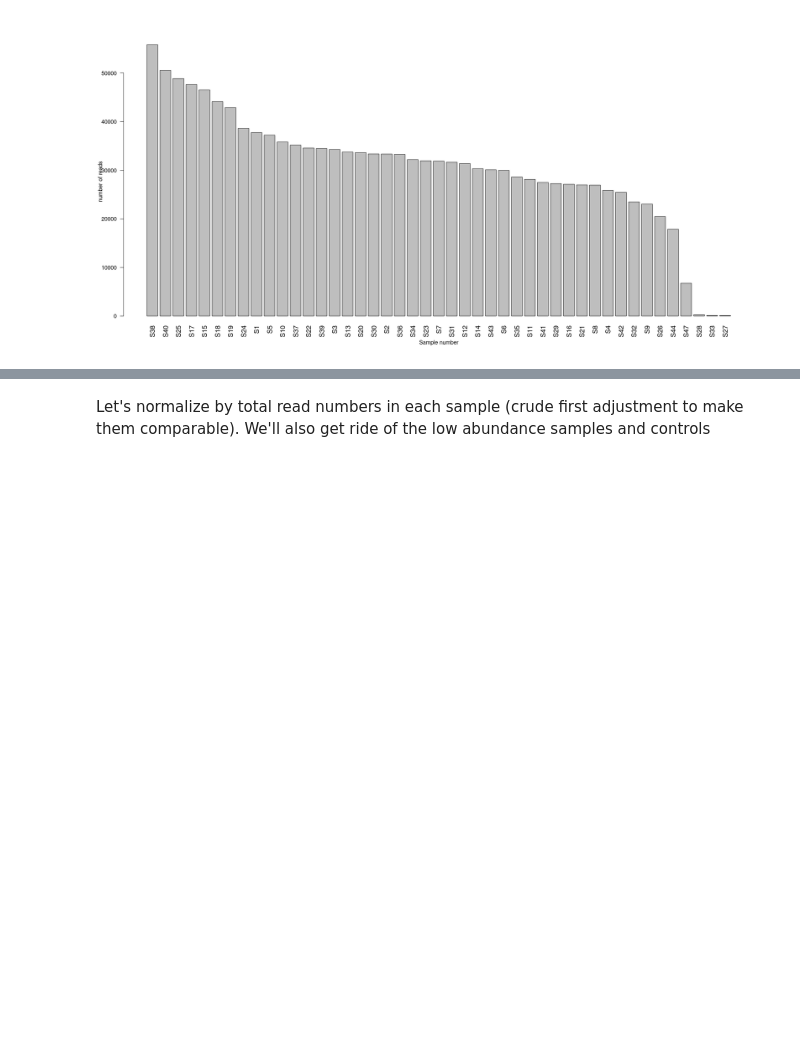
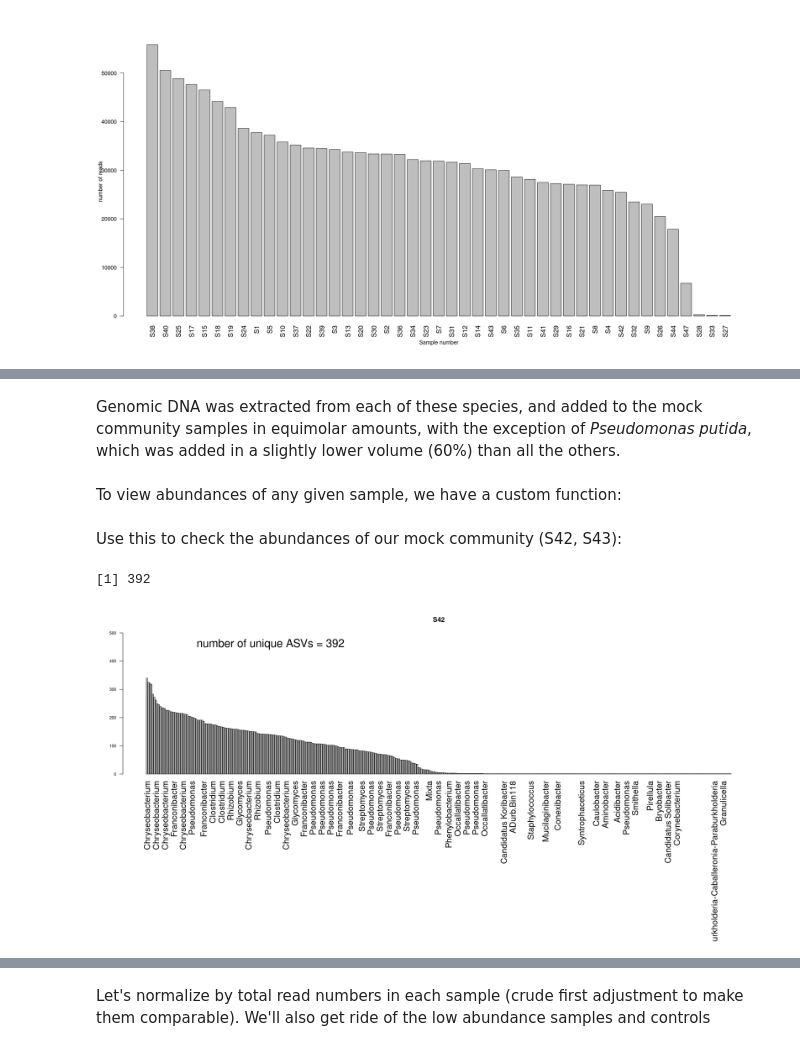
Before and after one commit to danchurch/sphagnumCUEmetabarcoding, a Jupyter notebook: sequenceAnalysis/firstLookPeat16s.ipynb, the cells around one changed output, grey strips where cells are left out. Cells and saved outputs as stored; diff of their text form; code cells hidden in the pictures; blank space fills up the shorter version.

```diff
--- a/sequenceAnalysis/firstLookPeat16s.ipynb
+++ b/sequenceAnalysis/firstLookPeat16s.ipynb
@@ -197,0 +214,4 @@ A sample_data: 3 × 5
+# %% [markdown]
+Genomic DNA was extracted from each of these species, and added to the mock community samples in equimolar amounts, with the exception of *Pseudomonas putida*, which was added in a slightly lower volume (60%) than all the others.
+# %% [markdown]
+To view abundances of any given sample, we have a custom function:
@@ -197,0 +220,27 @@ A sample_data: 3 × 5
+# %%
+rankAb <- function(phyObj, sampleName, ylimit=500, ntax=NULL, textatX=100, textatY=(ylimit-40)){
+    sampleNo0filter <- get_taxa(phyObj, sampleName) > 0
+    if(is.null(ntax)) ntax=sum(sampleNo0filter)
+    print(sum(sampleNo0filter)) ## let user know how many unique taxa are in sample
+    sampleNo0 <- get_taxa(phyObj, sampleName)[sampleNo0filter]
+    sampleNo0 <- sort(sampleNo0, decreasing=TRUE)
+    sampleNo0 <- sampleNo0[1:ntax]
+    taxaNames=tax_table(phyObj)[ names(sampleNo0), "Genus"]
+    nuASV <- paste("number of unique ASVs = ",sum(sampleNo0filter), sep="")
+    par(cex.axis = .75, mar=c(25,4,4,2))
+    barplot(sampleNo0,
+        ylim = c(0,ylimit),
+        main=sampleName,
+        cex.names=1.5,
+        las=2,
+        names.arg=taxaNames,
+           )
+    text(textatX, textatY,  nuASV, cex = 2, )
+}
+# %% [markdown]
+Use this to check the abundances of our mock community (S42, S43):
+# %%
+rankAb(ps.inTree,"S42")
+# %% [output]
+[1] 392
+[figure, added]
```
Also changed, not shown: parts of 23 cells of this notebook, 1 other file.
